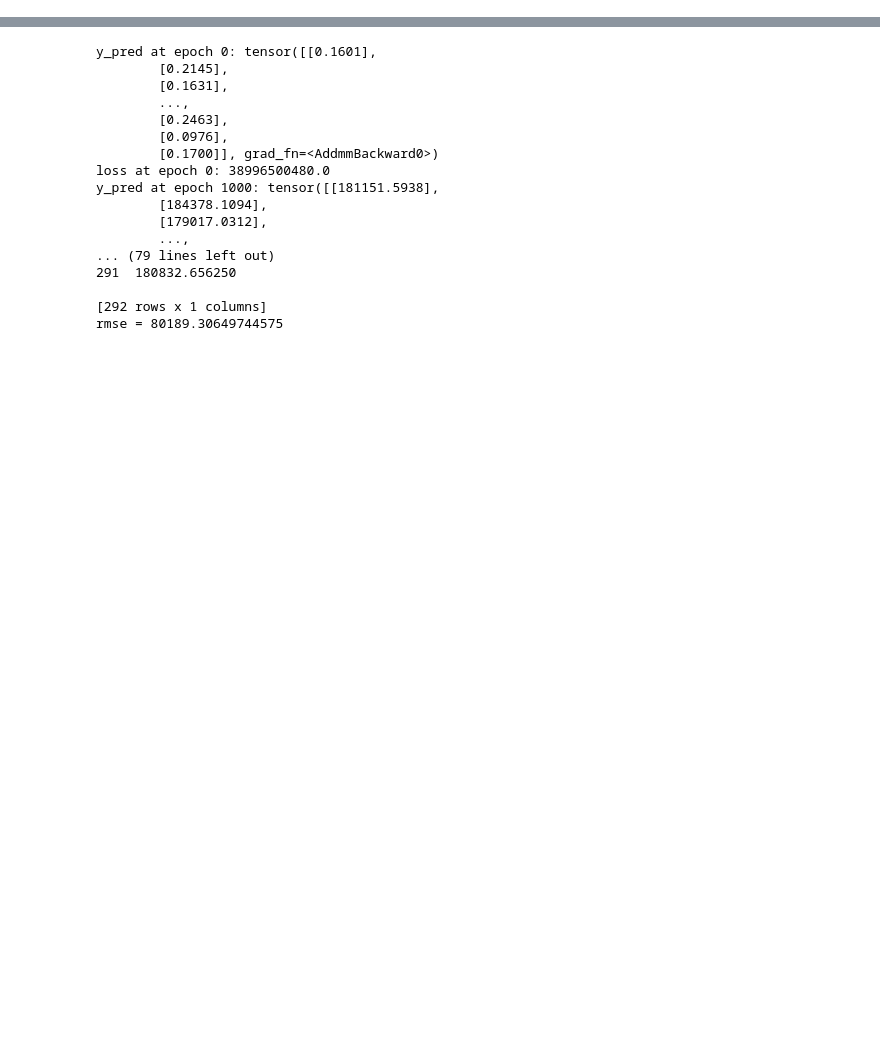
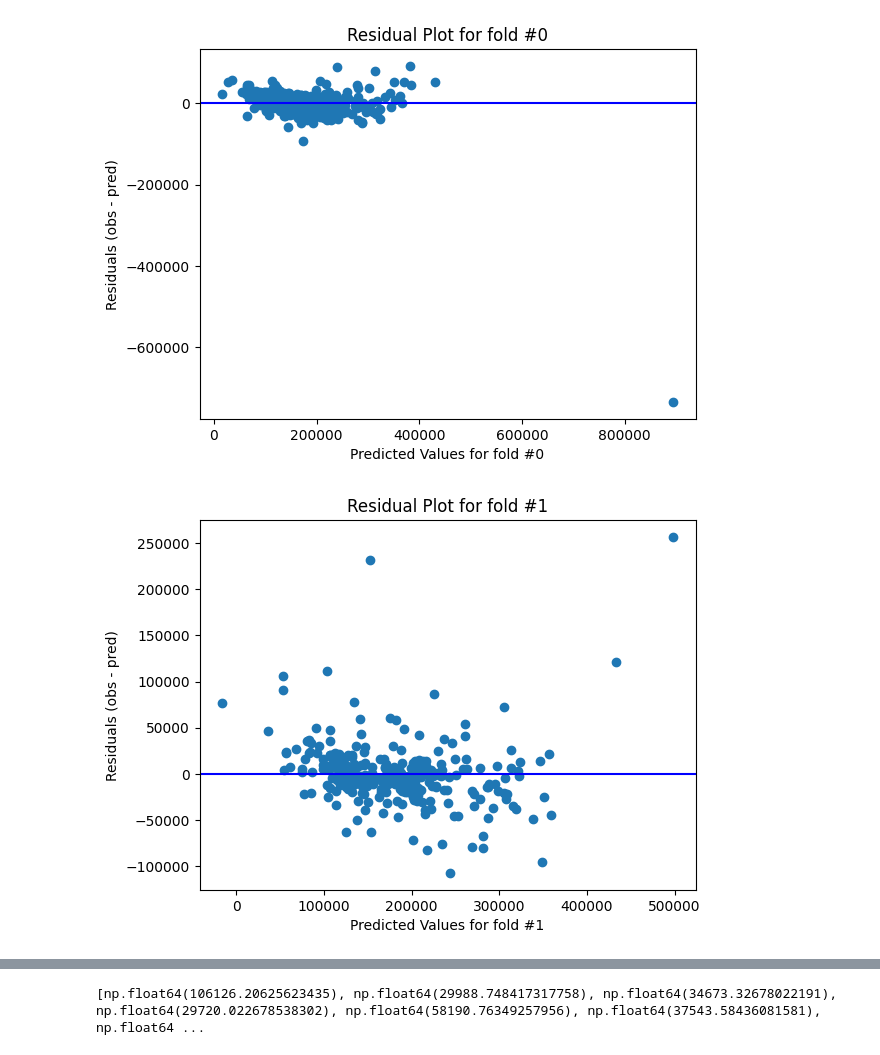
Before and after one commit to wh33les/HousingPrices, a Jupyter notebook: model_selection.ipynb, the cells around one changed output, grey strips where cells are left out. Saved outputs shown, nothing was run; the diff lists cells and outputs as text; code cells hidden in the pictures; blank space fills up the shorter version.

Commit message:
Ran big test of models and added some clarification.

```diff
--- a/model_selection.ipynb
+++ b/model_selection.ipynb
@@ -15,24 +14,29 @@ import torch.nn as nn
 # Load the training data
 
 dfs_tt, dfs_ho = [], []
-data_dict = {'dfs_tt':dfs_tt, 'dfs_ho':dfs_ho}
+data_dict = {"dfs_tt": dfs_tt, "dfs_ho": dfs_ho}
 for i in range(5):
     for key in data_dict:
-        data_dict[key].append(pd.read_csv(f"preprocessing/preproc_{key.split("_")[-1]}_fold_{i}.csv"))
+        data_dict[key].append(
+            pd.read_csv(f"preprocessing/preproc_{key.split("_")[-1]}_fold_{i}.csv")
+        )
 # %%
 # Check for normality
 
 linregr = LinearRegression()
 for i in range(5):
-    linregr.fit(dfs_tt[i].iloc[:,1:-1], dfs_tt[i].iloc[:,-1])
-    y_pred = linregr.predict(dfs_ho[i].iloc[:,1:-1])
-    resids = dfs_ho[i].iloc[:,-1] - y_pred
+    linregr.fit(dfs_tt[i].iloc[:, 1:-1], dfs_tt[i].iloc[:, -1])
+    y_pred = linregr.predict(dfs_ho[i].iloc[:, 1:-1])
+    resids = dfs_ho[i].iloc[:, -1] - y_pred
 
     # Create a scatter plot of residuals
 
     plt.scatter(y_pred, resids)
     plt.xlabel(f"Predicted Values for fold #{i}")
-    plt.ylabel("Residuals")
+    plt.ylabel("Residuals (obs - pred)")
     plt.title(f"Residual Plot for fold #{i}")
-    plt.axhline(y=0, color='b', linestyle='-')
+    plt.axhline(y=0, color="b", linestyle="-")
     plt.show()
+# %% [output]
+[figure, added]
+[figure, added]
@@ -61,34 +68,16 @@ xgradboost = XGBRegressor()
 # %%
-# models = [baseline, deg2_ridge, deg2_lasso, deg2_elasticnet, randomforest, adaboost, xgradboost]#, neuralnetwork]
-# rmses = []
-# for model in models:
-#     model.fit(dfs_tt[0].iloc[:,1:-1], dfs_tt[0].iloc[:,-1])
-#     y_pred = model.predict(dfs_ho[0].iloc[:,1:-1])
-#     rmses.append(np.sqrt(mean_squared_error(dfs_ho[0].iloc[:,-1], y_pred)))
-# print(rmses)
+# Test models
+
+models = [baseline, randomforest, adaboost, xgradboost, neuralnetwork]
+rmses = np.zeros((5, 5))
+j = 0
+for i in range(5):
+    for model in models:
+        model.fit(dfs_tt[i].iloc[:, 1:-1], dfs_tt[i].iloc[:, -1])
+        y_pred = model.predict(dfs_ho[i].iloc[:, 1:-1])
+        rmses[i, j] = np.sqrt(mean_squared_error(dfs_ho[i].iloc[:, -1], y_pred))
+        j += 1
+    print(f'alpha for split {i} is: {baseline.named_steps["elasticnet"].alpha_}')
+    print(f'l1ratio for split {i} is: {baseline.named_steps["elasticnet"].l1_ratio_}')
+# %% [output]
+[np.float64(106126.20625623435), np.float64(29988.748417317758), np.float64(34673.32678022191), np.float64(29720.022678538302), np.float64(58190.76349257956), np.float64(37543.58436081581), np.float64 ...
-# %%
-# Neural network
-
-neuralnetwork = regr_nn.RegressionNN(input_size=318, hidden_size = 8, output_size=1)
-neuralnetwork.fit(dfs_tt[0].iloc[:,1:-1], dfs_tt[0].iloc[:,-1])
-y_pred = pd.DataFrame(neuralnetwork.predict(dfs_ho[0].iloc[:,1:-1]))#.numpy())
-print(y_pred)
-print(f'rmse = {(np.sqrt(mean_squared_error(dfs_ho[0].iloc[:,-1], y_pred)))}')
-# %% [output]
-y_pred at epoch 0: tensor([[0.1601],
-        [0.2145],
-        [0.1631],
-        ...,
-        [0.2463],
-        [0.0976],
-        [0.1700]], grad_fn=<AddmmBackward0>)
-loss at epoch 0: 38996500480.0
-y_pred at epoch 1000: tensor([[181151.5938],
-        [184378.1094],
-        [179017.0312],
-        ...,
-... (79 lines left out)
-291  180832.656250
-
-[292 rows x 1 columns]
-rmse = 80189.30649744575
```
Also changed, not shown: parts of 9 cells of this notebook, 20 other files.
